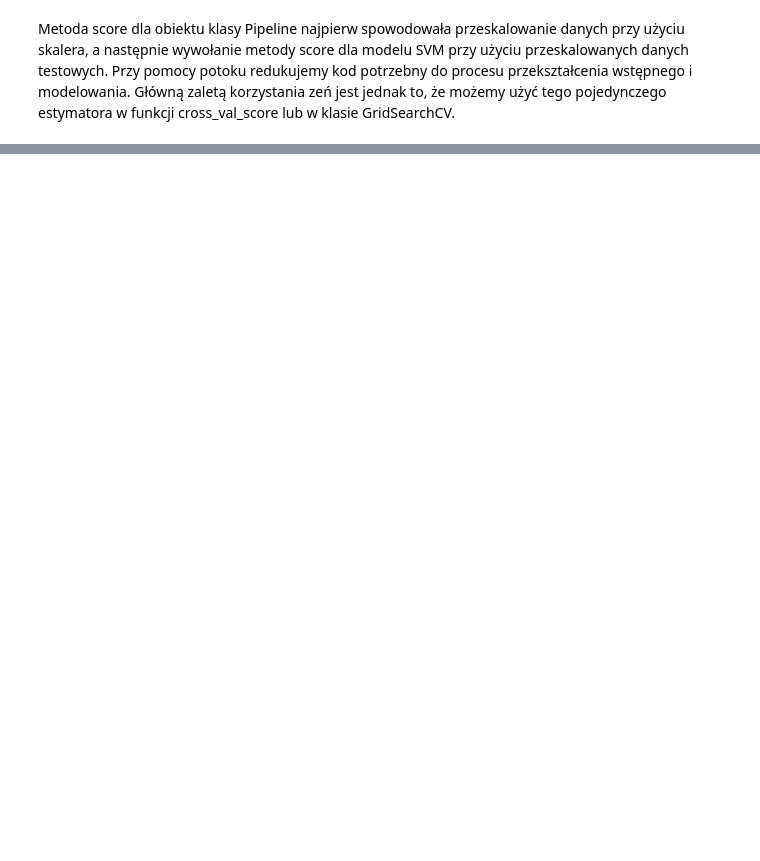
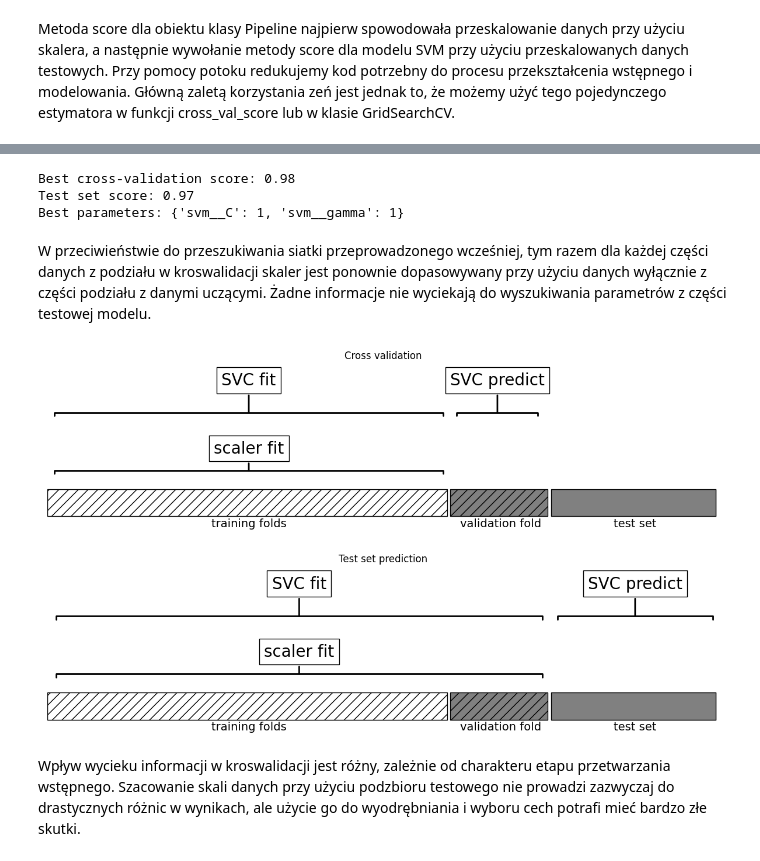
Before and after one commit to jakubtwalczak/Muller_Guido_Introduction_to_ML, a Jupyter notebook: Rozdział_6_Łańcuchy_algorytmów_i_potoki.ipynb, the cells around one changed output, grey strips where cells are left out. Cells and saved outputs as stored; diff of their text form; code cells hidden in the pictures; blank space fills up the shorter version.

```diff
--- a/Rozdział_6_Łańcuchy_algorytmów_i_potoki.ipynb
+++ b/Rozdział_6_Łańcuchy_algorytmów_i_potoki.ipynb
@@ -76,0 +75,22 @@ Metoda score dla obiektu klasy Pipeline najpierw spowodowała przeskalowanie dan
+# %%
+param_grid = {
+    'svm__C': [0.001, 0.01, 0.1, 1, 10, 100],
+    'svm__gamma': [0.001, 0.01, 0.1, 1, 10, 100]
+}
+grid = GridSearchCV(pipe, param_grid=param_grid, cv=5)
+grid.fit(X_train, y_train)
+print(f"Best cross-validation score: {grid.best_score_:.2f}")
+print(f"Test set score: {grid.score(X_test, y_test):.2f}")
+print(f"Best parameters: {grid.best_params_}")
+# %% [output]
+Best cross-validation score: 0.98
+Test set score: 0.97
+Best parameters: {'svm__C': 1, 'svm__gamma': 1}
+# %% [markdown]
+W przeciwieństwie do przeszukiwania siatki przeprowadzonego wcześniej, tym razem dla każdej części danych z podziału w kroswalidacji skaler jest ponownie dopasowywany przy użyciu danych wyłącznie z części podziału z danymi uczącymi. Żadne informacje nie wyciekają do wyszukiwania parametrów z części testowej modelu.
+# %%
+mglearn.plots.plot_proper_processing()
+# %% [output]
+[figure, added]
+# %% [markdown]
+Wpływ wycieku informacji w kroswalidacji jest różny, zależnie od charakteru etapu przetwarzania wstępnego. Szacowanie skali danych przy użyciu podzbioru testowego nie prowadzi zazwyczaj do drastycznych różnic w wynikach, ale użycie go do wyodrębniania i wyboru cech potrafi mieć bardzo złe skutki.
```
Also changed, not shown: parts of 6 cells of this notebook.
